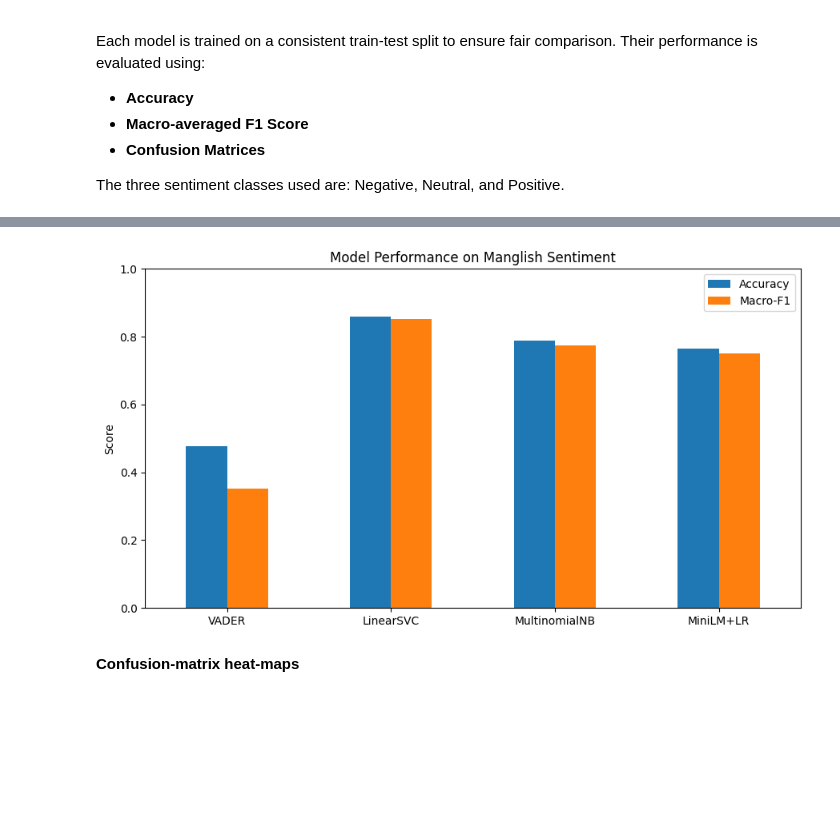
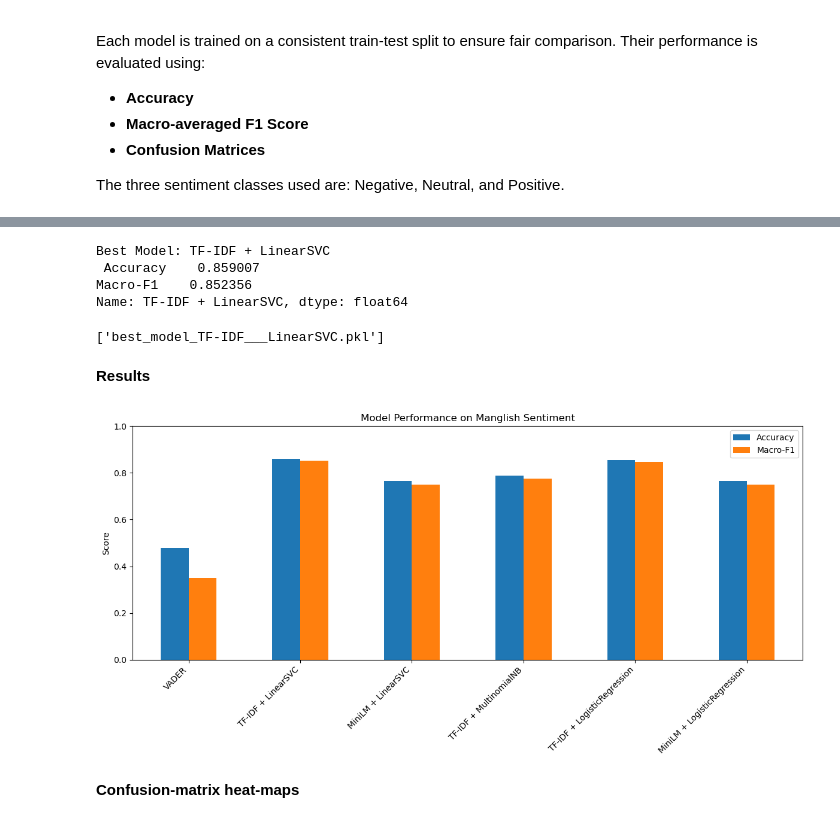
Before and after one commit to AimanIskndr/sentiment-analysis-malay-english, a Jupyter notebook: notebooks/model_train_and_eval.ipynb, the cells around one changed output, grey strips where cells are left out. Saved outputs shown, nothing was run; the diff lists cells and outputs as text; code cells hidden in the pictures; blank space fills up the shorter version.

```diff
--- a/notebooks/model_train_and_eval.ipynb
+++ b/notebooks/model_train_and_eval.ipynb
@@ -129,0 +91,20 @@ MiniLM+LR      –  accuracy: 0.766, macro-F1: 0.751
+# %%
+# Train classifiers on TF-IDF and MiniLM embeddings
+for clf_name, clf in classifiers.items():
+    # TF-IDF
+    clf.fit(X_train_tfidf, y_train)
+    pred_tfidf = clf.predict(X_test_tfidf)
+    name_tfidf = f"TF-IDF + {clf_name}"
+    results[name_tfidf] = pred_tfidf
+    metrics[name_tfidf] = (accuracy_score(y_test, pred_tfidf), f1_score(y_test, pred_tfidf, average="macro"))
+    models[name_tfidf] = clf
+
+    # MiniLM
+    if clf_name != "MultinomialNB":  # MNB doesn't work well with dense continuous features
+        clf_emb = classifiers[clf_name].__class__()
+        clf_emb.fit(X_train_emb, y_train)
+        pred_emb = clf_emb.predict(X_test_emb)
+        name_emb = f"MiniLM + {clf_name}"
+        results[name_emb] = pred_emb
+        metrics[name_emb] = (accuracy_score(y_test, pred_emb), f1_score(y_test, pred_emb, average="macro"))
+        models[name_emb] = clf_emb
@@ -130,22 +119,30 @@ MiniLM+LR      –  accuracy: 0.766, macro-F1: 0.751
+# %%
+# Save best model
+metric_df = pd.DataFrame(metrics, index=["Accuracy", "Macro-F1"]).T
+best_model_name = metric_df["Macro-F1"].idxmax()
+print(f"Best Model: {best_model_name}\n", metric_df.loc[best_model_name])
+
+# Save model
+joblib.dump(models[best_model_name], f"best_model_{best_model_name.replace(' ', '_').replace('+', '_')}.pkl")
+# %% [output]
+Best Model: TF-IDF + LinearSVC
+ Accuracy    0.859007
+Macro-F1    0.852356
+Name: TF-IDF + LinearSVC, dtype: float64
+['best_model_TF-IDF___LinearSVC.pkl']
+# %% [markdown]
+**Results**
 # %%
-metric_df = pd.DataFrame(
-    {
-        "VADER":         {"Accuracy": acc_vdr, "Macro-F1": f1_vdr},
-        "LinearSVC":     {"Accuracy": acc_svc, "Macro-F1": f1_svc},
-        "MultinomialNB": {"Accuracy": acc_mnb, "Macro-F1": f1_mnb},
-        "MiniLM+LR":     {"Accuracy": acc_emb, "Macro-F1": f1_emb},
-    }
-).T
-
-metric_df.plot(kind="bar", figsize=(9, 5))
+# Plot performance
+metric_df.plot(kind="bar", figsize=(12, 6))
 plt.title("Model Performance on Manglish Sentiment")
 plt.ylim(0, 1)
-plt.xticks(rotation=0)
 plt.ylabel("Score")
+plt.xticks(rotation=45, ha="right")
 plt.tight_layout()
 plt.show()
 # %% [output]
-[figure, old version]
+[figure, new version]
 # %% [markdown]
 **Confusion-matrix heat-maps**
 # %%
```
Also changed, not shown: parts of 22 cells of this notebook, 1 other file.
